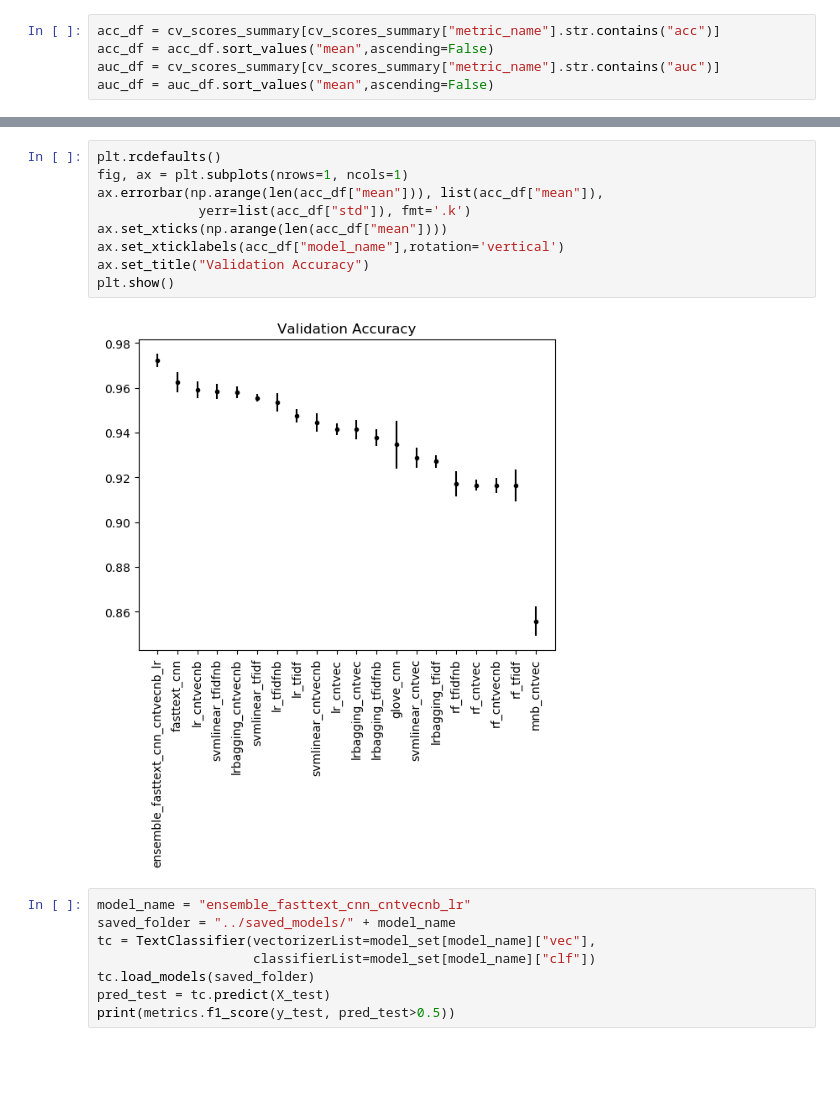
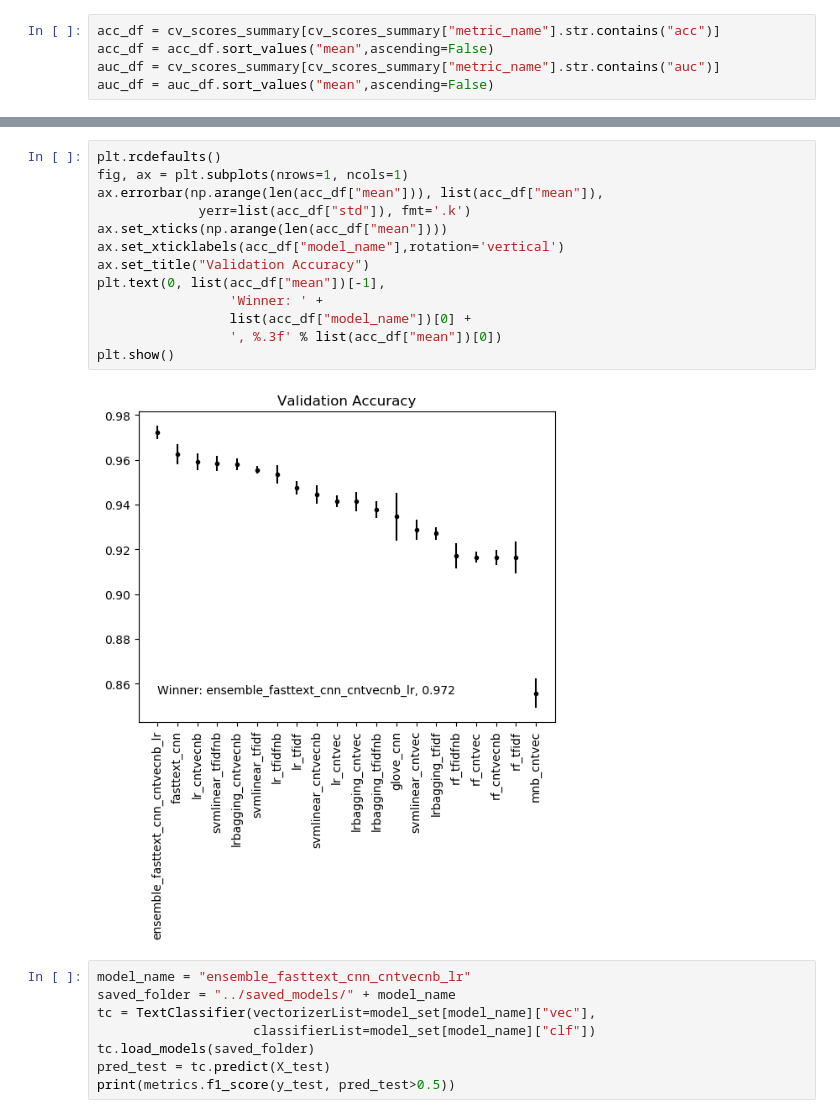
Before and after one commit to jmitroi/ML1010_GROUP_PROJECT, a Jupyter notebook: codes/ModelingResults.ipynb, the cells around one changed output, grey strips where cells are left out. Cells and saved outputs as stored; diff of their text form; blank space fills up the shorter version.

```diff
--- a/codes/ModelingResults.ipynb
+++ b/codes/ModelingResults.ipynb
@@ -168,14 +188,18 @@ auc_df = auc_df.sort_values("mean",ascending=False)
 # %%
 plt.rcdefaults()
 fig, ax = plt.subplots(nrows=1, ncols=1)
 ax.errorbar(np.arange(len(acc_df["mean"])), list(acc_df["mean"]),
              yerr=list(acc_df["std"]), fmt='.k')
 ax.set_xticks(np.arange(len(acc_df["mean"])))
 ax.set_xticklabels(acc_df["model_name"],rotation='vertical')
 ax.set_title("Validation Accuracy")
+plt.text(0, list(acc_df["mean"])[-1],
+                 'Winner: ' +
+                 list(acc_df["model_name"])[0] +
+                 ', %.3f' % list(acc_df["mean"])[0])
 plt.show()
 # %% [output]
-[figure, old version]
+[figure, new version]
 # %%
 model_name = "ensemble_fasttext_cnn_cntvecnb_lr"
 saved_folder = "../saved_models/" + model_name
```
Also changed, not shown: parts of 1 cell of this notebook.
